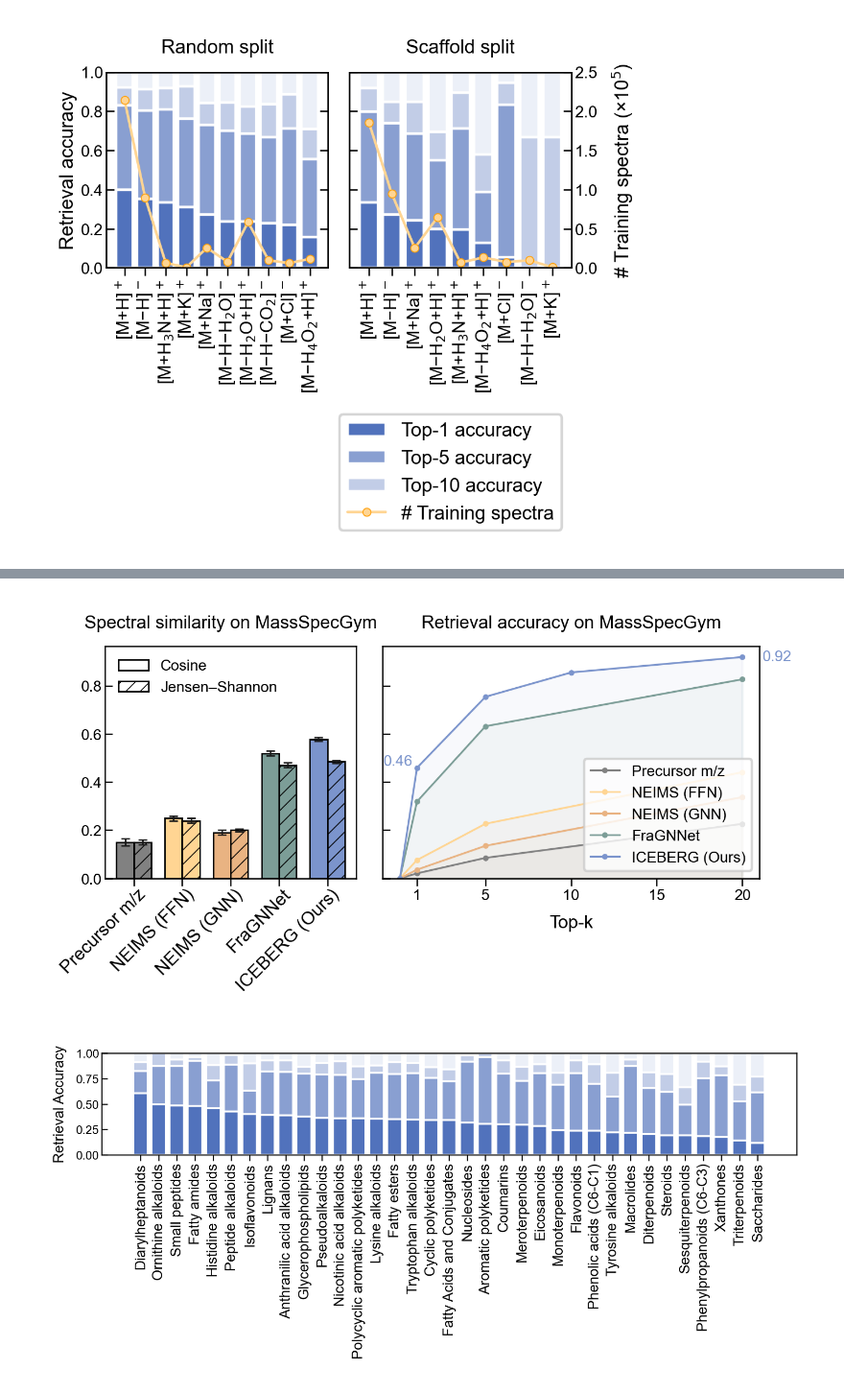
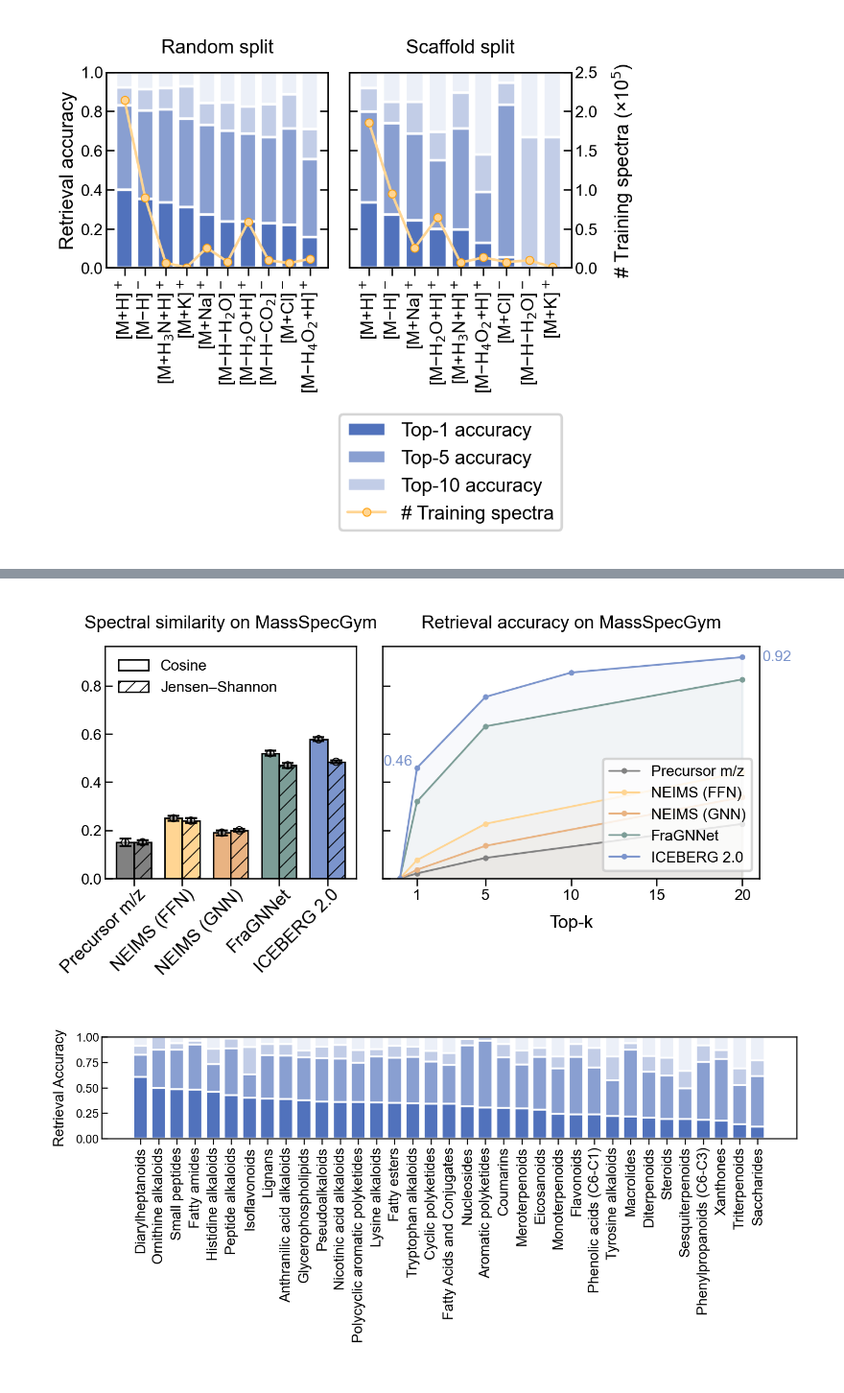
Before and after one commit to coleygroup/ms-pred, a Jupyter notebook: notebooks/iceberg_2025_biorxiv/iceberg_fig_quantitative.ipynb, the cells around one changed output, grey strips where cells are left out. Shown at 96% size. Cells and saved outputs as stored; diff of their text form; code cells hidden in the pictures.

Commit message:
update figures

```diff
--- a/notebooks/iceberg_2025_biorxiv/iceberg_fig_quantitative.ipynb
+++ b/notebooks/iceberg_2025_biorxiv/iceberg_fig_quantitative.ipynb
@@ -636,7 +730,7 @@ all_dfs = []
 for adduct_type in all_adducts:
     df = adduct_to_df[adduct_type]
     out_df_temp = df[df["Dataset"].isin(["split_1_nist20", "scaffold_1_nist20"])]
-    out_df_temp = out_df_temp[out_df_temp["Method"].isin(['ICEBERG (Ours)'])]
+    out_df_temp = out_df_temp[out_df_temp["Method"].isin(iceberg_ours_names)]
     out_df_pivot = out_df_temp.pivot_table(
         index="Method",
         columns="Dataset",
@@ -646,7 +740,7 @@ for adduct_type in all_adducts:
         aggfunc=lambda x: x,
     )
 #     out_df_pivot.index.name = 'Adduct type'
-    out_df_pivot.rename(index={'ICEBERG (Ours)': adduct_type}, inplace=True)
+    out_df_pivot.rename(index={name: adduct_type for name in iceberg_ours_names}, inplace=True)
     all_dfs.append(out_df_pivot)
 out_df_pivot = pd.concat(all_dfs, axis=0)
 out_df_pivot = out_df_pivot.fillna('-') # fill nan with '-'
@@ -736,7 +830,7 @@ for ind, (ax, dataset) in enumerate(zip([axes[0], axes[2]], plot_datasets)):
     for adduct_type in all_adducts:
         df = adduct_to_df[adduct_type]
         tmp = df[df["Dataset"] == dataset]
-        tmp = tmp[tmp["Method"] == 'ICEBERG (Ours)']
+        tmp = tmp[tmp["Method"].isin(iceberg_ours_names)]
         if not tmp.empty:
             accs.append([
                 tmp['Top_1 Retrieval'].item(),
@@ -870,7 +964,7 @@ for ind, (ax, dataset) in enumerate(zip([axes[0], axes[2]], plot_datasets)):
     for adduct_type in all_adducts:
         df = adduct_to_df[adduct_type]
         tmp = df[df["Dataset"] == dataset]
-        tmp = tmp[tmp["Method"] == 'ICEBERG (Ours)']
+        tmp = tmp[tmp["Method"].isin(iceberg_ours_names)]
         if not tmp.empty:
             accs.append([
                 tmp['Top_1 Retrieval'].item(),
@@ -968,7 +1062,7 @@ for ds_key, (ds_name, train_dict) in splits.items():
     rows = []
     for adduct_type in all_adducts:
         df = adduct_to_df[adduct_type]
-        tmp = df[(df['Dataset'] == ds_key) & (df['Method'] == 'ICEBERG (Ours)')]
+        tmp = df[(df['Dataset'] == ds_key) & (df['Method'].isin(iceberg_ours_names))]
         if tmp.empty:
             continue
         rows.append({
@@ -1046,7 +1140,7 @@ models = [
     "NEIMS (FFN)",
     "NEIMS (GNN)",
     "FraGNNet",
-    "ICEBERG (Ours)",
+    "ICEBERG 2.0",
 ]
 
 bars = {
@@ -1055,14 +1149,14 @@ bars = {
         "NEIMS (FFN)":   mean_ci_to_pct(0.25, 0.24, 0.26),
         "NEIMS (GNN)":   mean_ci_to_pct(0.19, 0.18, 0.20),
         "FraGNNet":      mean_ci_to_pct(0.52, 0.51, 0.53),
-        "ICEBERG (Ours)": mean_ci_to_pct(0.5782, 0.5702, 0.5865),
+        "ICEBERG 2.0": mean_ci_to_pct(0.5782, 0.5702, 0.5865),
     },
     "JS": {
         "Precursor m/z": mean_ci_to_pct(0.15, 0.14, 0.16),
         "NEIMS (FFN)":   mean_ci_to_pct(0.24, 0.23, 0.25),
         "NEIMS (GNN)":   mean_ci_to_pct(0.20, 0.19, 0.20),
         "FraGNNet":      mean_ci_to_pct(0.47, 0.46, 0.48),
-        "ICEBERG (Ours)": mean_ci_to_pct(0.4847, 0.4796, 0.4901),
+        "ICEBERG 2.0": mean_ci_to_pct(0.4847, 0.4796, 0.4901),
     },
 }
 
@@ -1071,7 +1165,7 @@ curves = {
     "NEIMS (FFN)":   {"k": [1, 5, 20], "mean": scale_to_01([7.62, 22.70, 44.12])},
     "NEIMS (GNN)":   {"k": [1, 5, 20], "mean": scale_to_01([3.63, 13.55, 33.77])},
     "FraGNNet":      {"k": [1, 5, 20], "mean": scale_to_01([31.93, 63.20, 82.70])},
-    "ICEBERG (Ours)": {"k": [1, 5, 10, 20], "mean": scale_to_01([45.95, 75.43, 85.54, 91.96])},  # placeholders
+    "ICEBERG 2.0": {"k": [1, 5, 10, 20], "mean": scale_to_01([45.95, 75.43, 85.54, 91.96])},  # placeholders
 }
 
 # --- Left panel: Cosine and JS grouped bars ---
@@ -1098,8 +1192,7 @@ for j, metric in enumerate(["Cosine", "JS"]):
         offsets, vals, width=bar_w,
         color=[method_colors[m] for m in models],
         edgecolor="black", linewidth=0.5,
-        yerr=errs,
-        error_kw=dict(lw=0.5, capsize=1.5, capthick=0.5),
+        zorder=2,
     )
 
     # add "shade" (hatch) to JS bars only
@@ -1107,12 +1200,35 @@ for j, metric in enumerate(["Cosine", "JS"]):
         for r in rects:
             r.set_hatch("/////")  # subtle diagonal lines
 
+    ax_left.scatter(
+        offsets,
+        vals,
+        s=6,
+        marker="o",
+        facecolors=[(1, 1, 1, 0.5)] * len(vals),
+        edgecolors="black",
+        linewidth=0.35,
+        zorder=5,
+        clip_on=False,
+    )
+    # One dot denotes the single reported model run; whiskers are the benchmark
+    # 99.9% bootstrap confidence intervals over test entries (20,000 resamples).
+    draw_visible_ci(ax_left, offsets, vals, errs)
+
 # add legend explaining Cosine vs JS hatch (proxy patches)
 legend_handles = [
     Patch(facecolor="white", edgecolor="black", linewidth=0.5, label="Cosine"),
     Patch(facecolor="white", edgecolor="black", linewidth=0.5, hatch="/////", label="Jensen–Shannon"),
 ]
-ax_left.legend(handles=legend_handles, fontsize=5, frameon=False, loc="upper left")
+ax_left.legend(
+    handles=legend_handles,
+    fontsize=5,
+    frameon=False,
+    loc="upper left",
+    handlelength=1.4,
+    handletextpad=0.45,
+    labelspacing=0.25,
+)
 
 ax_left.set_xticks(x)
 ax_left.set_xticklabels(models, rotation=45, ha="right", fontsize=6)
@@ -1127,37 +1243,37 @@ ax_left.set_title("Spectral similarity on MassSpecGym", fontsize=6)
 
 # --- Right panel: Retrieval curves (Hit Rate @k) ---
 for m in models:
     k = np.array([0] + curves[m]["k"], dtype=float)
     mean = np.array([0] + curves[m]["mean"], dtype=float)
     ax_right.plot(
         k, mean,
         linewidth=0.6, marker='.', markersize=1.8,
         label=m, color=method_colors[m]
     )
     ax_right.fill_between(k, np.zeros_like(mean), mean, alpha=0.05, color=method_colors[m])
 
-    if m in ['ICEBERG (Ours)']:
+    if m in ['ICEBERG 2.0']:
         ax_right.text(k[1]-0.25, mean[1]+0.01, f'{mean[1]:.2f}',
-                      horizontalalignment='right', fontsize=5, color=method_colors[method])
+                      horizontalalignment='right', fontsize=5, color=method_colors[m])
         ax_right.text(k[-1]+1.2, mean[-1], f'{mean[-1]:.2f}',
-                      horizontalalignment='left', verticalalignment='center', fontsize=5, color=method_colors[method])
+                      horizontalalignment='left', verticalalignment='center', fontsize=5, color=method_colors[m])
 
 ax_left.sharey(ax_right)
 ax_right.set_xlabel("Top-k", fontsize=6)
 ax_right.set_xticks([1, 5, 10, 15, 20])
 ax_right.tick_params(labelleft=False)
 ax_right.tick_params(axis='x', labelsize=5)
 ax_right.tick_params(axis='y', labelsize=5)
 ax_right.set_title("Retrieval accuracy on MassSpecGym", fontsize=6)
 ax_right.legend(fontsize=5, loc="lower right")
 
 # --- Save figure ---
 fig.savefig(
     results_folder / "msg_two_panel_lr_bars_curves.pdf",
     bbox_inches="tight", transparent=True
 )
 # %% [output]
-[figure, old version]
+[figure, new version]
 # %%
 import pandas as pd
 import matplotlib.pyplot as plt
```
Also changed, not shown: parts of 20 cells of this notebook, 1 other file.
